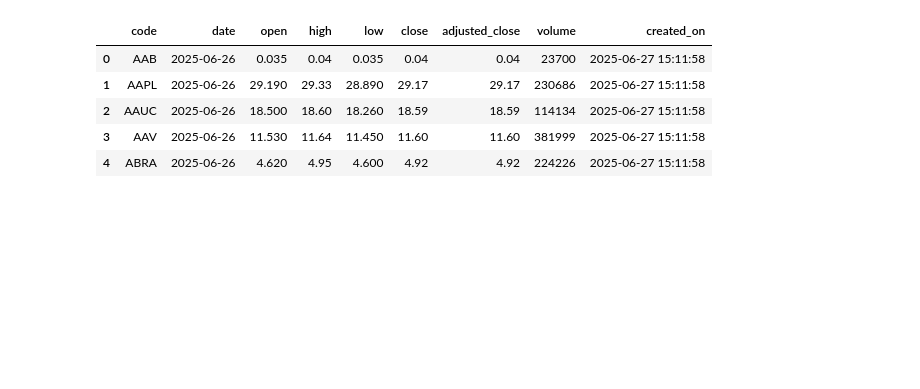
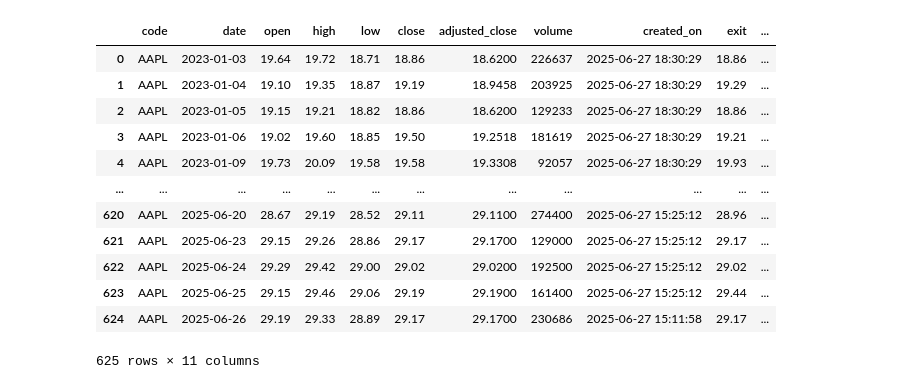
Before and after one commit to chain-08/lens, a Jupyter notebook: notebooks/models/m1_TheGeneralist.ipynb, the cells around one changed output. Cells and saved outputs as stored; diff of their text form; code cells hidden in the pictures; blank space fills up the shorter version.

```diff
--- a/notebooks/models/m1_TheGeneralist.ipynb
+++ b/notebooks/models/m1_TheGeneralist.ipynb
@@ -19,12 +19,3 @@ df_tsx = client.query_df("""
     SELECT *
     FROM tsx_eod
 """)
-# %%
-df_tsx.head()
-# %% [output]
-|  | code | date | open | high | low | close | adjusted_close | volume | created_on |
-| 0 | AAB | 2025-06-26 | 0.035 | 0.04 | 0.035 | 0.04 | 0.04 | 23700 | 2025-06-27 15:11:58 |
-| 1 | AAPL | 2025-06-26 | 29.190 | 29.33 | 28.890 | 29.17 | 29.17 | 230686 | 2025-06-27 15:11:58 |
-| 2 | AAUC | 2025-06-26 | 18.500 | 18.60 | 18.260 | 18.59 | 18.59 | 114134 | 2025-06-27 15:11:58 |
-| 3 | AAV | 2025-06-26 | 11.530 | 11.64 | 11.450 | 11.60 | 11.60 | 381999 | 2025-06-27 15:11:58 |
-| 4 | ABRA | 2025-06-26 | 4.620 | 4.95 | 4.600 | 4.92 | 4.92 | 224226 | 2025-06-27 15:11:58 |
@@ -30,0 +35,16 @@ df_tsx.head()
+# %%
+df_AAPL
+# %% [output]
+|  | code | date | open | high | low | close | adjusted_close | volume | created_on | exit | ... |
+| 0 | AAPL | 2023-01-03 | 19.64 | 19.72 | 18.71 | 18.86 | 18.6200 | 226637 | 2025-06-27 18:30:29 | 18.86 | ... |
+| 1 | AAPL | 2023-01-04 | 19.10 | 19.35 | 18.87 | 19.19 | 18.9458 | 203925 | 2025-06-27 18:30:29 | 19.29 | ... |
+| 2 | AAPL | 2023-01-05 | 19.15 | 19.21 | 18.82 | 18.86 | 18.6200 | 129233 | 2025-06-27 18:30:29 | 18.86 | ... |
+| 3 | AAPL | 2023-01-06 | 19.02 | 19.60 | 18.85 | 19.50 | 19.2518 | 181619 | 2025-06-27 18:30:29 | 19.21 | ... |
+| 4 | AAPL | 2023-01-09 | 19.73 | 20.09 | 19.58 | 19.58 | 19.3308 | 92057 | 2025-06-27 18:30:29 | 19.93 | ... |
+| ... | ... | ... | ... | ... | ... | ... | ... | ... | ... | ... | ... |
+| 620 | AAPL | 2025-06-20 | 28.67 | 29.19 | 28.52 | 29.11 | 29.1100 | 274400 | 2025-06-27 15:25:12 | 28.96 | ... |
+| 621 | AAPL | 2025-06-23 | 29.15 | 29.26 | 28.86 | 29.17 | 29.1700 | 129000 | 2025-06-27 15:25:12 | 29.17 | ... |
+| 622 | AAPL | 2025-06-24 | 29.29 | 29.42 | 29.00 | 29.02 | 29.0200 | 192500 | 2025-06-27 15:25:12 | 29.02 | ... |
+| 623 | AAPL | 2025-06-25 | 29.15 | 29.46 | 29.06 | 29.19 | 29.1900 | 161400 | 2025-06-27 15:25:12 | 29.44 | ... |
+| 624 | AAPL | 2025-06-26 | 29.19 | 29.33 | 28.89 | 29.17 | 29.1700 | 230686 | 2025-06-27 15:11:58 | 29.17 | ... |
+625 rows × 11 columns
```
Also changed, not shown: parts of 7 cells of this notebook, 1 other file.
